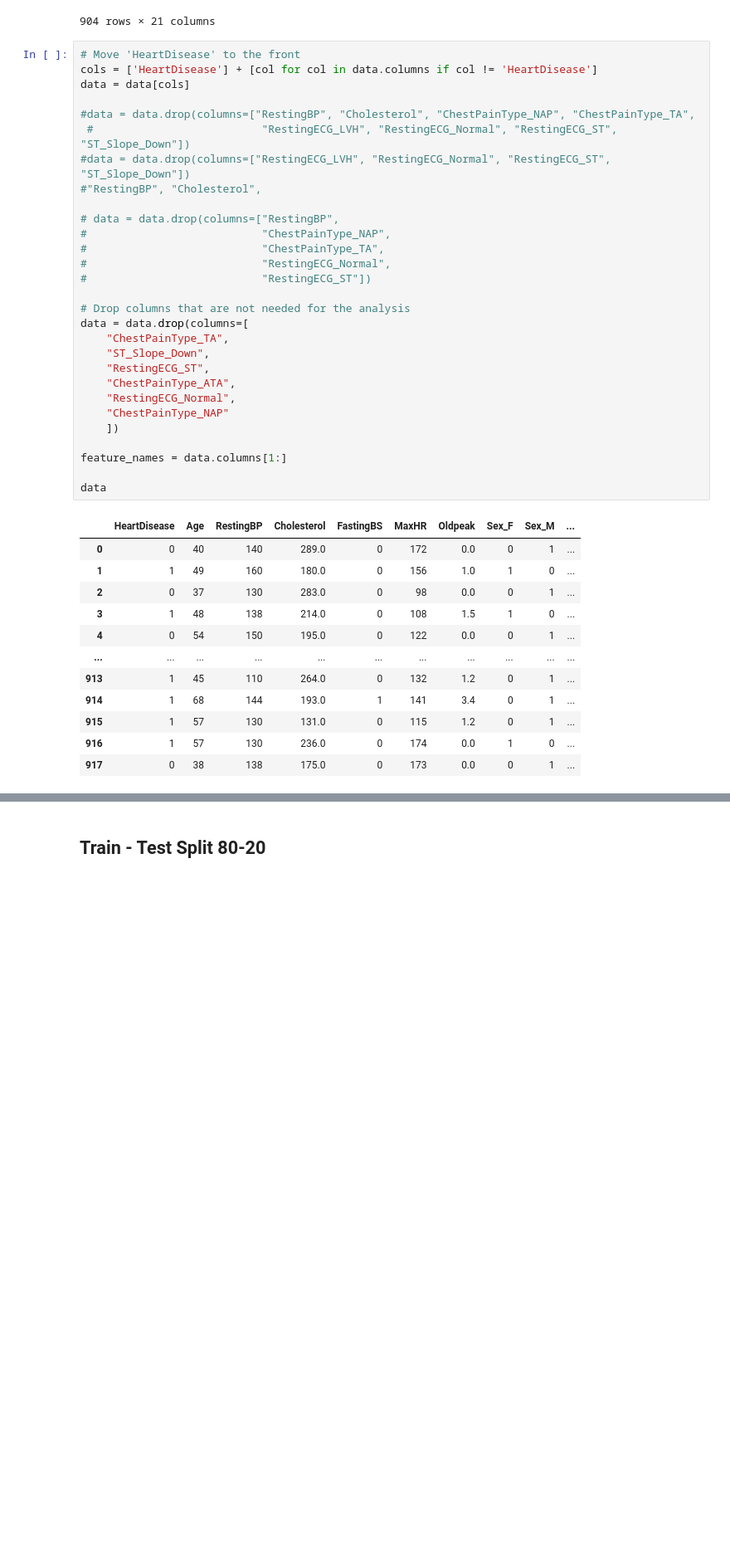
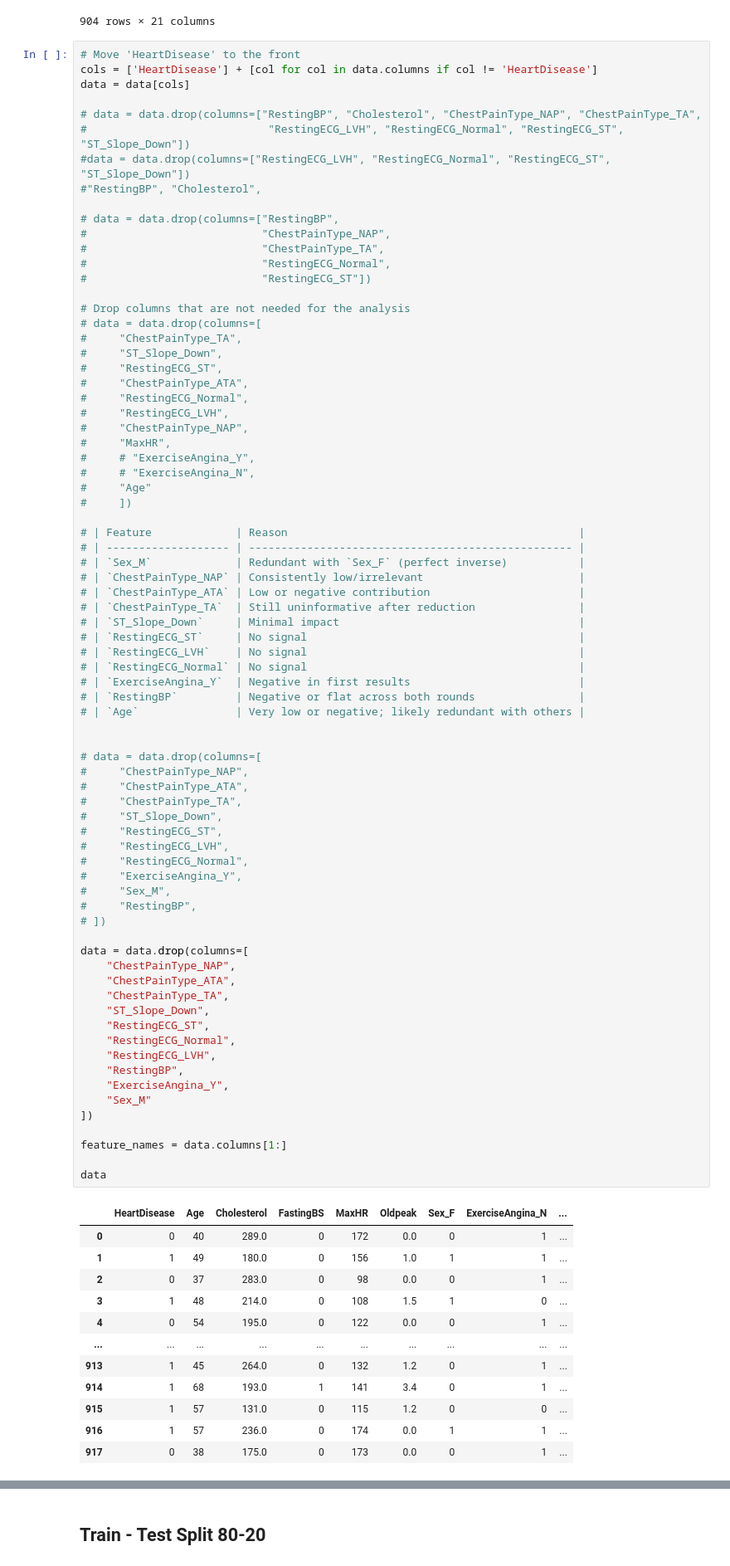
Before and after one commit to andreas4589/heart-disease-prediction, a Jupyter notebook: ANN.ipynb, the cells around one changed output, grey strips where cells are left out. Shown: that part at 83% size. Cells and saved outputs as stored; diff of their text form; blank space fills up the shorter version.

```diff
--- a/ANN.ipynb
+++ b/ANN.ipynb
@@ -137,42 +137,88 @@ data
 # %%
 # Move 'HeartDisease' to the front
 cols = ['HeartDisease'] + [col for col in data.columns if col != 'HeartDisease']
 data = data[cols]
 
-#data = data.drop(columns=["RestingBP", "Cholesterol", "ChestPainType_NAP", "ChestPainType_TA",
- #                          "RestingECG_LVH", "RestingECG_Normal", "RestingECG_ST", "ST_Slope_Down"])
+# data = data.drop(columns=["RestingBP", "Cholesterol", "ChestPainType_NAP", "ChestPainType_TA",
+#                            "RestingECG_LVH", "RestingECG_Normal", "RestingECG_ST", "ST_Slope_Down"])
 #data = data.drop(columns=["RestingECG_LVH", "RestingECG_Normal", "RestingECG_ST", "ST_Slope_Down"])
 #"RestingBP", "Cholesterol",
 
 # data = data.drop(columns=["RestingBP",
 #                           "ChestPainType_NAP",
 #                           "ChestPainType_TA",
 #                           "RestingECG_Normal",
 #                           "RestingECG_ST"])
 
 # Drop columns that are not needed for the analysis
+# data = data.drop(columns=[
+#     "ChestPainType_TA",
+#     "ST_Slope_Down",
+#     "RestingECG_ST",
+#     "ChestPainType_ATA",
+#     "RestingECG_Normal",
+#     "RestingECG_LVH",
+#     "ChestPainType_NAP",
+#     "MaxHR",
+#     # "ExerciseAngina_Y",
+#     # "ExerciseAngina_N",
+#     "Age"
+#     ])
+
+# | Feature             | Reason                                             |
+# | ------------------- | -------------------------------------------------- |
+# | `Sex_M`             | Redundant with `Sex_F` (perfect inverse)           |
+# | `ChestPainType_NAP` | Consistently low/irrelevant                        |
+# | `ChestPainType_ATA` | Low or negative contribution                       |
+# | `ChestPainType_TA`  | Still uninformative after reduction                |
+# | `ST_Slope_Down`     | Minimal impact                                     |
+# | `RestingECG_ST`     | No signal                                          |
+# | `RestingECG_LVH`    | No signal                                          |
+# | `RestingECG_Normal` | No signal                                          |
+# | `ExerciseAngina_Y`  | Negative in first results                          |
+# | `RestingBP`         | Negative or flat across both rounds                |
+# | `Age`               | Very low or negative; likely redundant with others |
+
+
+# data = data.drop(columns=[
+#     "ChestPainType_NAP",
+#     "ChestPainType_ATA",
+#     "ChestPainType_TA",
+#     "ST_Slope_Down",
+#     "RestingECG_ST",
+#     "RestingECG_LVH",
+#     "RestingECG_Normal",
+#     "ExerciseAngina_Y",
+#     "Sex_M",
+#     "RestingBP",
+# ])
+
 data = data.drop(columns=[
+    "ChestPainType_NAP",
+    "ChestPainType_ATA",
     "ChestPainType_TA",
     "ST_Slope_Down",
     "RestingECG_ST",
-    "ChestPainType_ATA",
     "RestingECG_Normal",
-    "ChestPainType_NAP"
-    ])
+    "RestingECG_LVH",
+    "RestingBP",
+    "ExerciseAngina_Y",
+    "Sex_M"
+])
 
 feature_names = data.columns[1:]
 
 data
 # %% [output]
-|  | HeartDisease | Age | RestingBP | Cholesterol | FastingBS | MaxHR | Oldpeak | Sex_F | Sex_M | ... |
-| 0 | 0 | 40 | 140 | 289.0 | 0 | 172 | 0.0 | 0 | 1 | ... |
-| 1 | 1 | 49 | 160 | 180.0 | 0 | 156 | 1.0 | 1 | 0 | ... |
-| 2 | 0 | 37 | 130 | 283.0 | 0 | 98 | 0.0 | 0 | 1 | ... |
-| 3 | 1 | 48 | 138 | 214.0 | 0 | 108 | 1.5 | 1 | 0 | ... |
-| 4 | 0 | 54 | 150 | 195.0 | 0 | 122 | 0.0 | 0 | 1 | ... |
-| ... | ... | ... | ... | ... | ... | ... | ... | ... | ... | ... |
-| 913 | 1 | 45 | 110 | 264.0 | 0 | 132 | 1.2 | 0 | 1 | ... |
-| 914 | 1 | 68 | 144 | 193.0 | 1 | 141 | 3.4 | 0 | 1 | ... |
-| 915 | 1 | 57 | 130 | 131.0 | 0 | 115 | 1.2 | 0 | 1 | ... |
-| 916 | 1 | 57 | 130 | 236.0 | 0 | 174 | 0.0 | 1 | 0 | ... |
-| 917 | 0 | 38 | 138 | 175.0 | 0 | 173 | 0.0 | 0 | 1 | ... |
+|  | HeartDisease | Age | Cholesterol | FastingBS | MaxHR | Oldpeak | Sex_F | ExerciseAngina_N | ... |
+| 0 | 0 | 40 | 289.0 | 0 | 172 | 0.0 | 0 | 1 | ... |
+| 1 | 1 | 49 | 180.0 | 0 | 156 | 1.0 | 1 | 1 | ... |
+| 2 | 0 | 37 | 283.0 | 0 | 98 | 0.0 | 0 | 1 | ... |
+| 3 | 1 | 48 | 214.0 | 0 | 108 | 1.5 | 1 | 0 | ... |
+| 4 | 0 | 54 | 195.0 | 0 | 122 | 0.0 | 0 | 1 | ... |
+| ... | ... | ... | ... | ... | ... | ... | ... | ... | ... |
+| 913 | 1 | 45 | 264.0 | 0 | 132 | 1.2 | 0 | 1 | ... |
+| 914 | 1 | 68 | 193.0 | 1 | 141 | 3.4 | 0 | 1 | ... |
+| 915 | 1 | 57 | 131.0 | 0 | 115 | 1.2 | 0 | 0 | ... |
+| 916 | 1 | 57 | 236.0 | 0 | 174 | 0.0 | 1 | 1 | ... |
+| 917 | 0 | 38 | 175.0 | 0 | 173 | 0.0 | 0 | 1 | ... |
```
Also changed, not shown: parts of 16 cells of this notebook.
